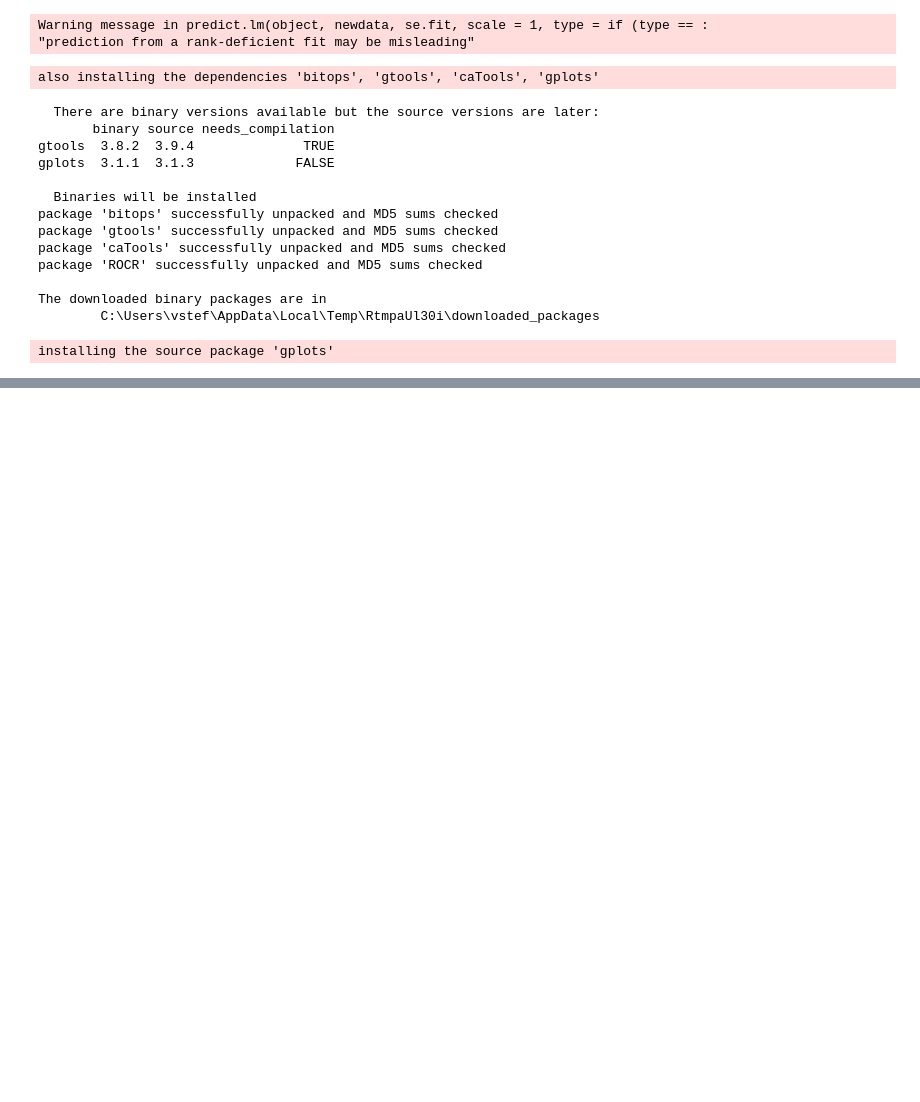
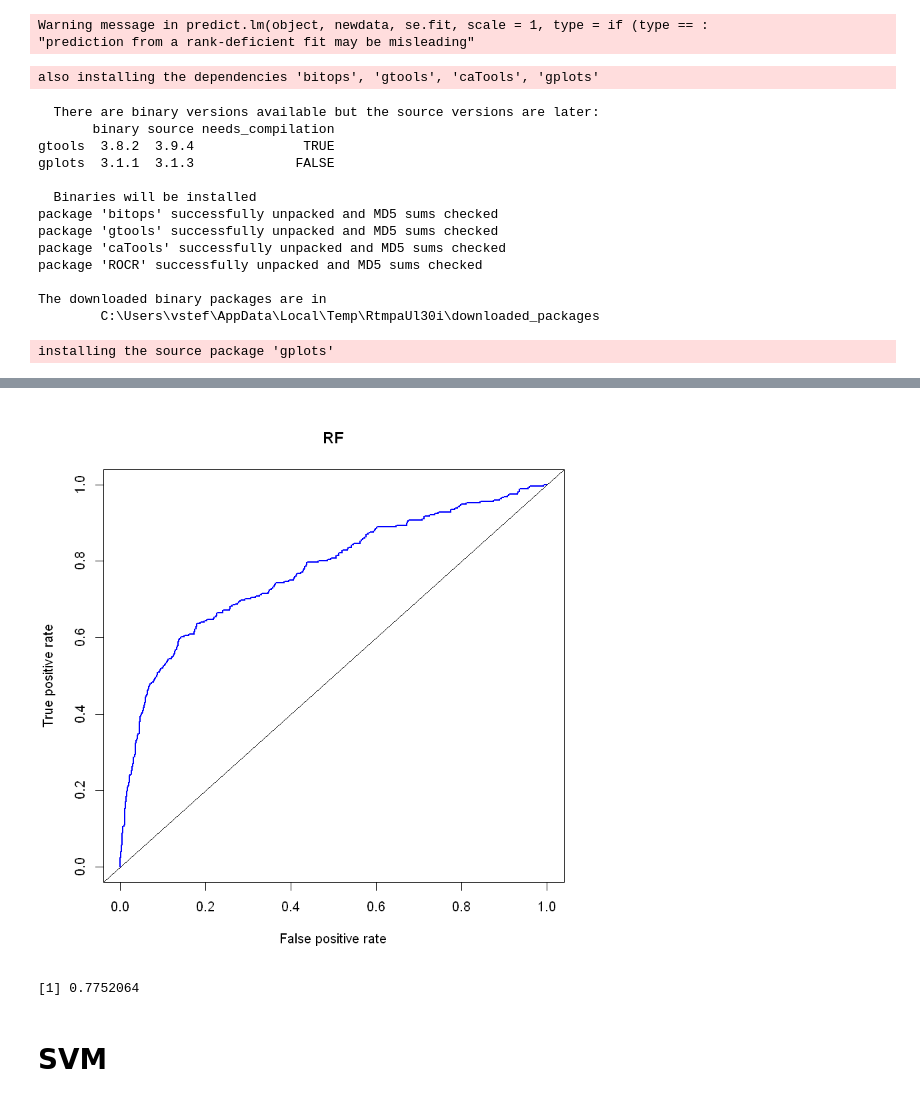
Before and after one commit to Vlad696969/Prediction_R, a Jupyter notebook: Problem3.ipynb, the cells around one changed output, grey strips where cells are left out. Saved outputs shown, nothing was run; the diff lists cells and outputs as text; code cells hidden in the pictures; blank space fills up the shorter version.

```diff
--- a/Problem3.ipynb
+++ b/Problem3.ipynb
@@ -95,0 +127,2 @@ Warning message:
+# %%
+rf <- randomForest(y.class~., data=train, type = 'classification', importance=TRUE)
@@ -95,0 +143,18 @@ Warning message:
+# %%
+result.RF <- predict(rf, newdata=test, type="response")
+# %%
+library("ROCR")
+fit.RF.pred <-prediction( result.RF, test[,20])
+fit.RF.perf <- performance(fit.RF.pred,"tpr","fpr")
+plot( fit.RF.perf,lwd=2,col="blue", main="RF")
+abline(a=0,b=1)
+# %% [output]
+[figure, added]
+# %%
+auc.RF.tmp <- performance(fit.RF.pred, "auc")
+auc.RF <- as.numeric(auc.RF.tmp@y.values)
+auc.RF
+# %% [output]
+[1] 0.7752064
+# %% [markdown]
+# SVM
```
Also changed, not shown: parts of 15 cells of this notebook, 2 other files.
